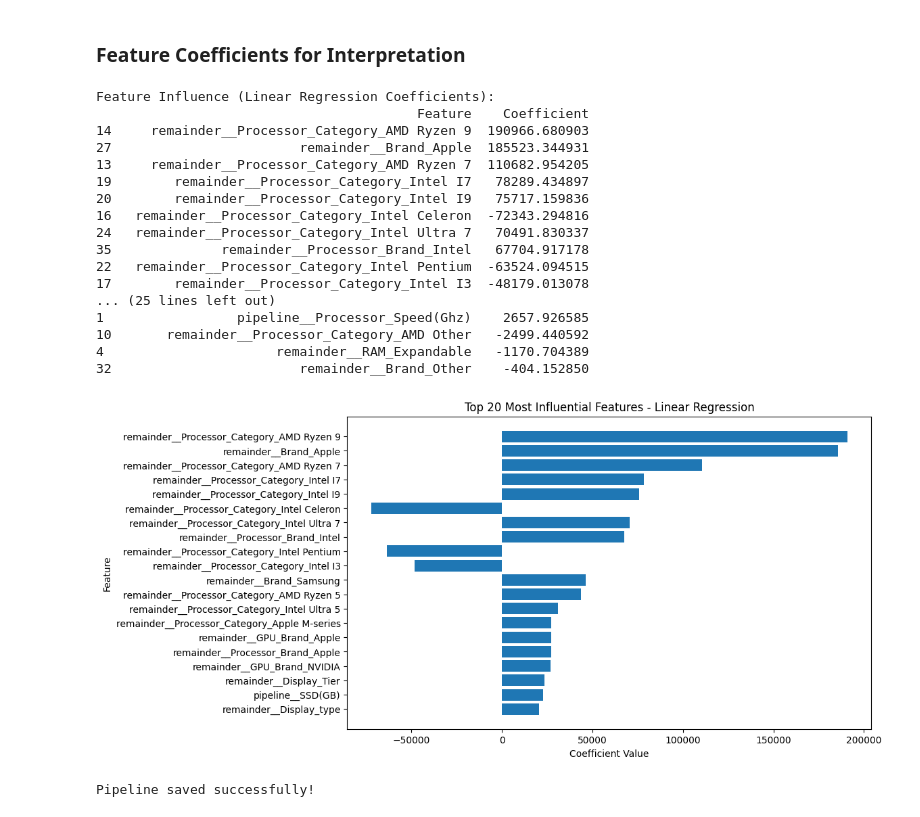
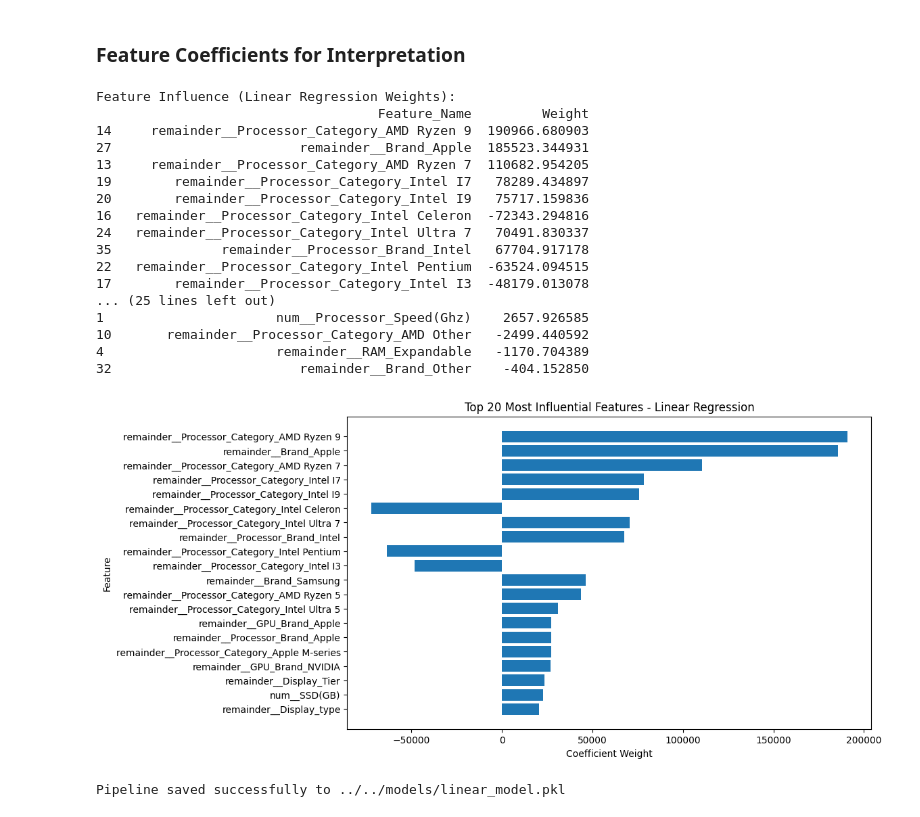
Before and after one commit to Dunith2002/Laptop_Price_Predictor, a Jupyter notebook: notebooks/FC211046_Dulakshi/model_training.ipynb, the cells around one changed output. Cells and saved outputs as stored; diff of their text form; code cells hidden in the pictures.

```diff
--- a/notebooks/FC211046_Dulakshi/model_training.ipynb
+++ b/notebooks/FC211046_Dulakshi/model_training.ipynb
@@ -107,23 +121,32 @@ plt.show()
 # %% [markdown]
 ### Feature Coefficients for Interpretation
 # %%
-# Get feature names after preprocessing
-feature_names = (
-    model_pipeline.named_steps["preprocess"]
+# 1. Get the feature names generated by the ColumnTransformer
+# The step name 'preprocessor' matches what we defined in the Pipeline
+final_feature_names = (
+    model_pipeline.named_steps["preprocessor"]
     .get_feature_names_out()
 )
 
-# Get coefficients
-coef_df = pd.DataFrame({
-    "Feature": feature_names,
-    "Coefficient": model_pipeline.named_steps["linreg"].coef_
-}).sort_values(by="Coefficient", key=abs, ascending=False)
+# 2. Extract the coefficients from the Linear Regression model
+# The step name 'regressor' matches our Pipeline definition
+model_coefficients = model_pipeline.named_steps["regressor"].coef_
 
-print("\nFeature Influence (Linear Regression Coefficients):")
-print(coef_df)
+# 3. Create a DataFrame to view the results
+# Renamed 'coef_df' to 'importance_df'
+importance_df = pd.DataFrame({
+    "Feature_Name": final_feature_names,
+    "Weight": model_coefficients
+})
+
+# 4. Sort by the absolute value of the coefficient to see the most influential features
+importance_df = importance_df.sort_values(by="Weight", key=abs, ascending=False)
+
+print("\nFeature Influence (Linear Regression Weights):")
+print(importance_df)
 # %% [output]
-Feature Influence (Linear Regression Coefficients):
-                                         Feature    Coefficient
+Feature Influence (Linear Regression Weights):
+                                    Feature_Name         Weight
 14     remainder__Processor_Category_AMD Ryzen 9  190966.680903
 27                        remainder__Brand_Apple  185523.344931
 13     remainder__Processor_Category_AMD Ryzen 7  110682.954205
@@ -135,28 +158,31 @@ Feature Influence (Linear Regression Coefficients):
 22   remainder__Processor_Category_Intel Pentium  -63524.094515
 17        remainder__Processor_Category_Intel I3  -48179.013078
 ... (25 lines left out)
-1                 pipeline__Processor_Speed(Ghz)    2657.926585
+1                      num__Processor_Speed(Ghz)    2657.926585
 10       remainder__Processor_Category_AMD Other   -2499.440592
 4                      remainder__RAM_Expandable   -1170.704389
 32                        remainder__Brand_Other    -404.152850
 # %%
 import matplotlib.pyplot as plt
 
-top_20 = coef_df.head(20)
+# 1. Select the top 20 most influential features
+top_20_features = importance_df.head(20)
 
-plt.figure(figsize=(10,6))
-plt.barh(top_20["Feature"][::-1], top_20["Coefficient"][::-1])
-plt.xlabel("Coefficient Value")
+# 2. Plot
+plt.figure(figsize=(10, 6))
+
+# We use [::-1] to reverse the order so the most influential feature is at the top
+plt.barh(top_20_features["Feature_Name"][::-1], top_20_features["Weight"][::-1])
+
+plt.xlabel("Coefficient Weight")
 plt.ylabel("Feature")
 plt.title("Top 20 Most Influential Features - Linear Regression")
 plt.show()
 # %% [output]
-[figure, old version]
+[figure, new version]
-# %%
-import joblib
-
-# Save the pipeline to a file
-joblib.dump(model_pipeline, "linear_regression_pipeline.pkl")
-print("Pipeline saved successfully!")
-# %% [output]
-Pipeline saved successfully!
+# %%
+save_path = "../../models/linear_model.pkl"
+joblib.dump(model_pipeline, save_path)
+print(f"\nPipeline saved successfully to {save_path}")
+# %% [output]
+Pipeline saved successfully to ../../models/linear_model.pkl
```
Also changed, not shown: parts of 16 cells of this notebook, 3 other files.
